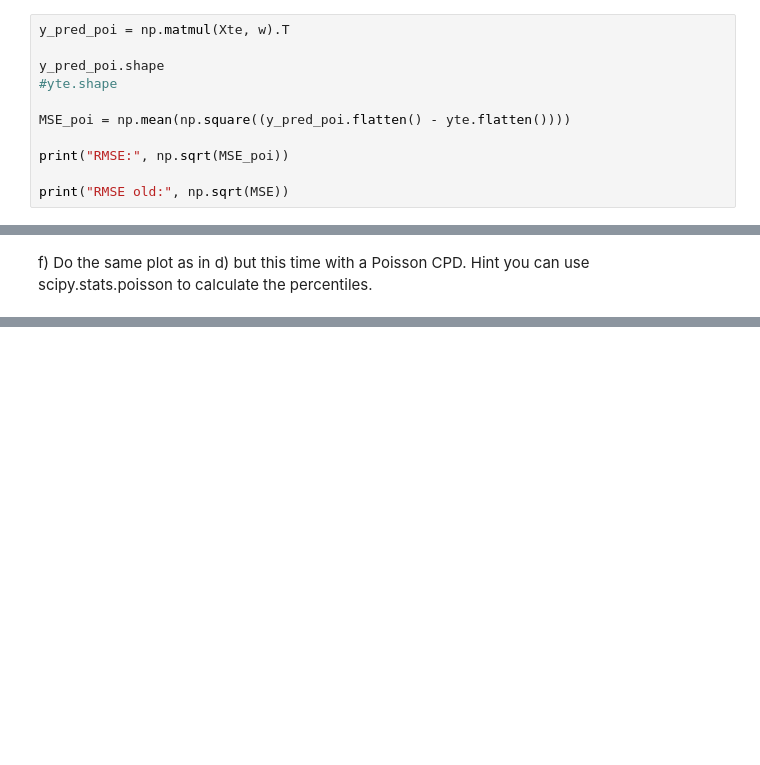
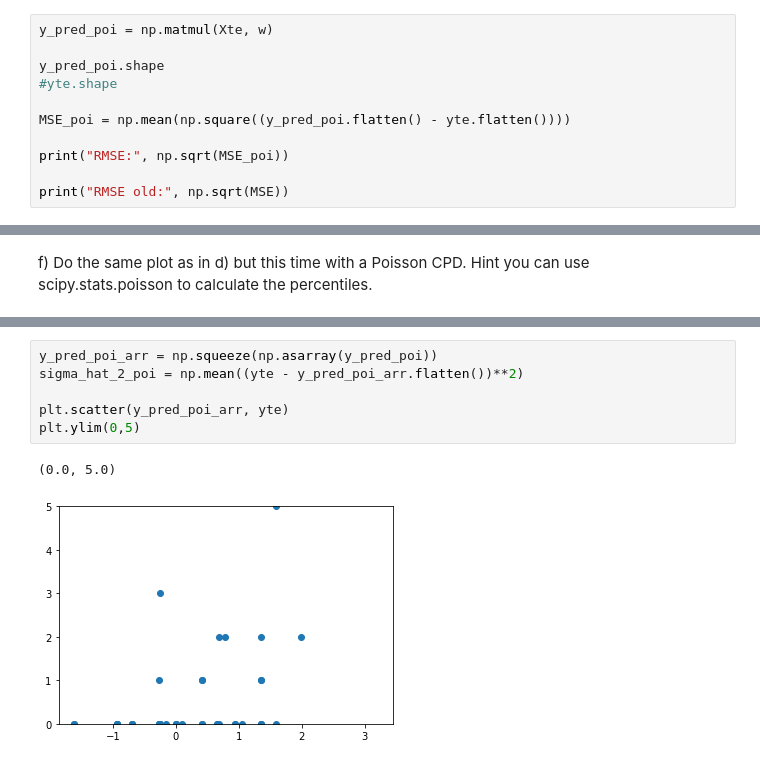
Before and after one commit to LasterSlaster/ML_A2, a Jupyter notebook: Linear_Regression_nolsg.ipynb, the cells around one changed output, grey strips where cells are left out. Cells and saved outputs as stored; diff of their text form; blank space fills up the shorter version.

```diff
--- a/Linear_Regression_nolsg.ipynb
+++ b/Linear_Regression_nolsg.ipynb
@@ -195,5 +265,5 @@ plt.ylim(0,5)
 # %%
-y_pred_poi = np.matmul(Xte, w).T
+y_pred_poi = np.matmul(Xte, w)
 
 y_pred_poi.shape
 #yte.shape
@@ -223,0 +302,9 @@ plt.scatter(perc_y_pred_poi, perc_yte_poi)
+# %%
+y_pred_poi_arr = np.squeeze(np.asarray(y_pred_poi))
+sigma_hat_2_poi = np.mean((yte - y_pred_poi_arr.flatten())**2)
+
+plt.scatter(y_pred_poi_arr, yte)
+plt.ylim(0,5)
+# %% [output]
+(0.0, 5.0)
+[figure, added]
```
Also changed, not shown: parts of 22 cells of this notebook.
